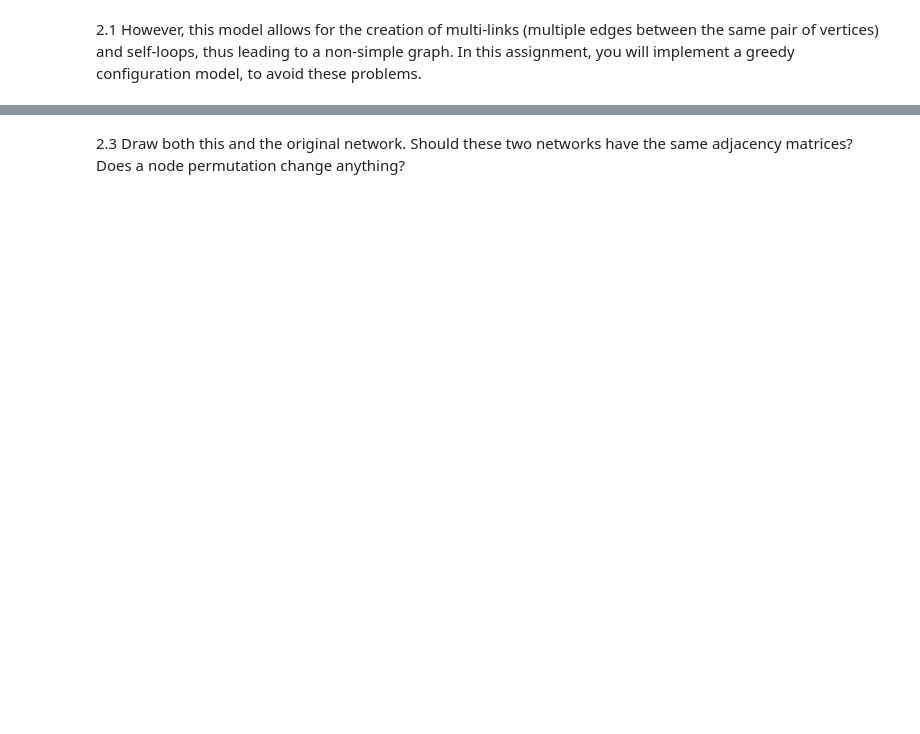
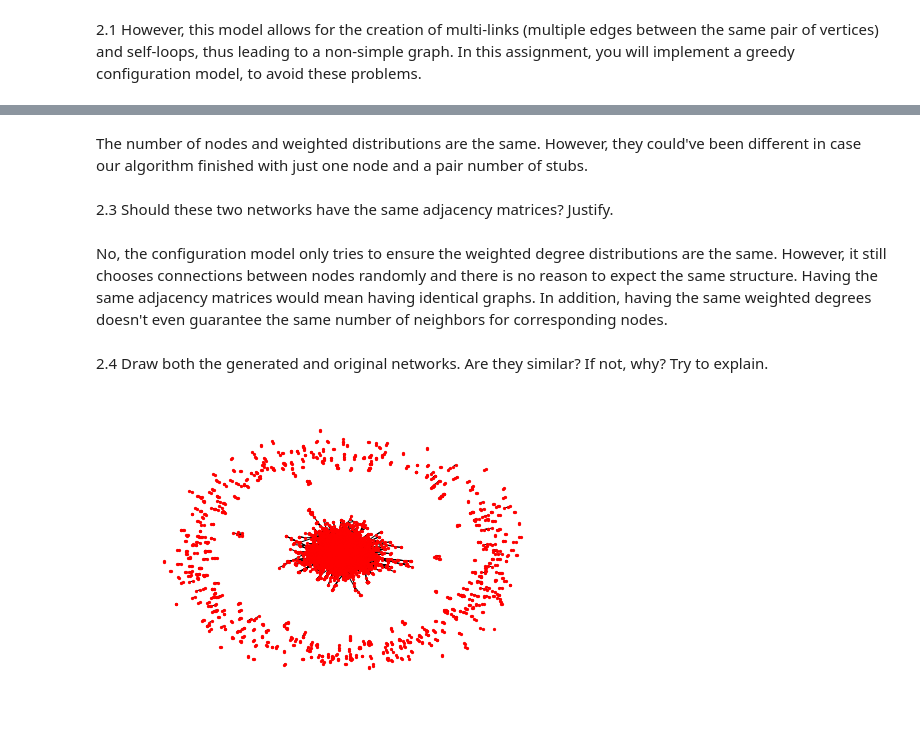
Before and after one commit to mdeff/ntds_2017, a Jupyter notebook: assignments/02_network_models.ipynb, the cells around one changed output, grey strips where cells are left out. Saved outputs shown, nothing was run; the diff lists cells and outputs as text; code cells hidden in the pictures; blank space fills up the shorter version.

```diff
--- a/assignments/02_network_models.ipynb
+++ b/assignments/02_network_models.ipynb
@@ -13,7 +16,7 @@ import numpy as np
 import warnings
 warnings.filterwarnings('ignore')
 # %%
-G=nx.read_edgelist("ca-GrQc.txt")
+G = nx.read_edgelist(os.path.join('..', 'data', 'arxiv_collaboration_network.txt'))
 # %%
 print('My network has {} nodes.'.format(len(G.nodes())))
 print('My network has {} edges.'.format(G.size()))
@@ -126,5 +151,13 @@ plt.plot(np.array(degree_sequence) - np.array(degree_sequence_gc));
+# %% [markdown]
+The number of nodes and weighted distributions are the same. However, they could've been different in case our algorithm finished with just one node and a pair number of stubs.
 # %% [markdown]
-2.3 Draw both this and the original network. Should these two networks have the same adjacency matrices? Does a node permutation change anything?
+2.3 Should these two networks have the same adjacency matrices? Justify.
+# %% [markdown]
+No, the configuration model only tries to ensure the weighted degree distributions are the same. However, it still chooses connections between nodes randomly and there is no reason to expect the same structure. Having the same adjacency matrices would mean having identical graphs. In addition, having the same weighted degrees doesn't even guarantee the same number of neighbors for corresponding nodes.
+# %% [markdown]
+2.4 Draw both the generated and original networks. Are they similar? If not, why? Try to explain.
 # %%
-nx.draw(G)
+nx.draw(G,node_size = 5)
+# %% [output]
+[figure, added]
 # %%
```
Also changed, not shown: parts of 26 cells of this notebook.
